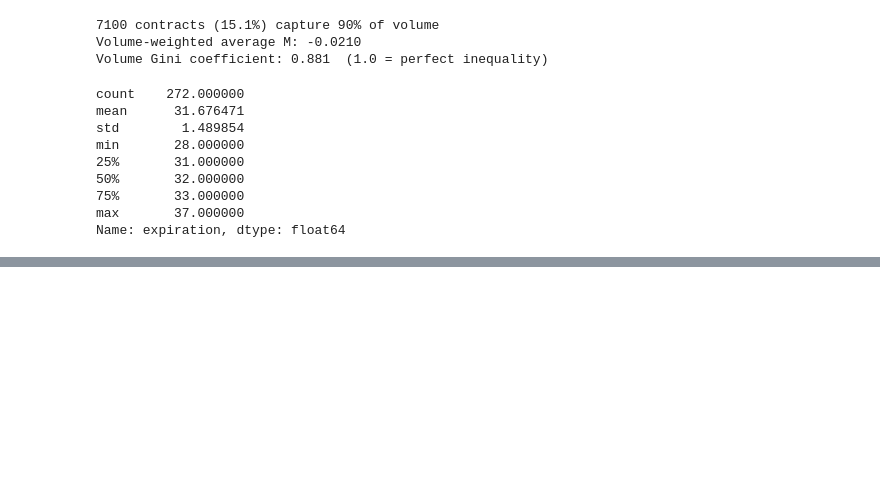
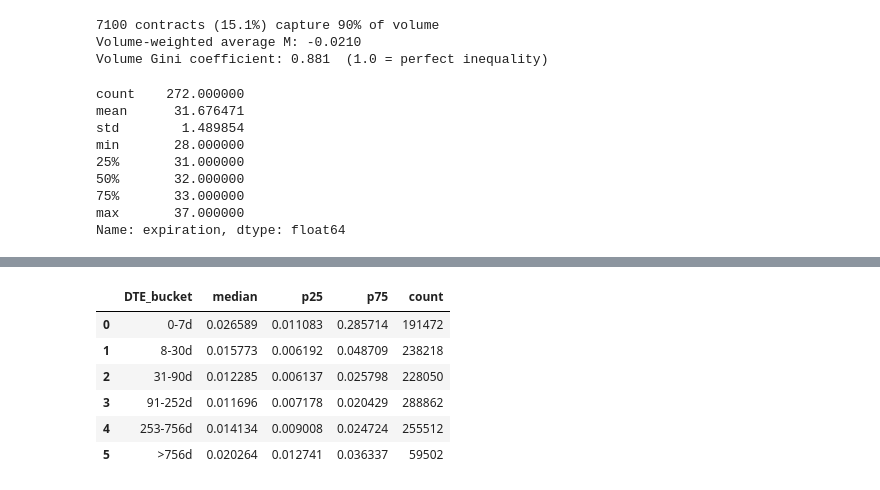
Before and after one commit to karandeeps18/Option-Pricing-using-Neural-Network, a Jupyter notebook: Notebooks/OptionChainEDA.ipynb, the cells around one changed output, grey strips where cells are left out. Cells and saved outputs as stored; diff of their text form; code cells hidden in the pictures; blank space fills up the shorter version.

```diff
--- a/Notebooks/OptionChainEDA.ipynb
+++ b/Notebooks/OptionChainEDA.ipynb
@@ -184,0 +220,10 @@ Name: expiration_date, dtype: float64
+# %%
+## monyness
+# buckets
+bins_m = [-np.inf, -0.2, -0.05, 0.05, 0.2, np.inf]
+labels_m = ['deep OTM', 'OTM', 'ATM', 'ITM', 'deep ITM']
+
+volume_by_moneyness = (df.groupby(pd.cut(df["M"], bins=bins_m, labels=labels_m))["volume"].sum()).rename("Total_Vol_over_obs")
+volume_pct = ((volume_by_moneyness / volume_by_moneyness.sum()) * 100).rename("pct_vol")
+vol_mn_table = pd.concat([volume_by_moneyness, volume_pct], axis=1).reset_index()
+vol_mn_table
@@ -184,0 +237,36 @@ Name: expiration_date, dtype: float64
+# %%
+df = df[(df["ask"] >= df["bid"]) & df["bid"].notna() & df["ask"].notna()]
+
+# Absolute spread
+df["spread_abs"] = df["ask"] - df["bid"]
+
+# Relative spread (scale-free; preferred for comparisons)
+# Use mid if available, else (ask+bid)/2
+mid = df["mid"] if "mid" in df.columns else (df["ask"] + df["bid"]) / 2
+df["spread_rel"] = df["spread_abs"] / mid
+df["M_bucket"] = pd.cut(df["M"], bins=bins_m, labels=labels_m, include_lowest=True)
+df["DTE_bucket"] = pd.cut(df["dte"], bins=bins, labels=labels, include_lowest=True)
+
+spread_by_M = (
+    df.groupby("M_bucket")["spread_rel"]
+      .agg(median="median", p25=lambda x: x.quantile(0.25), p75=lambda x: x.quantile(0.75), count="size")
+      .reset_index()
+)
+
+spread_by_M
+
+spread_by_DTE = (
+    df.groupby("DTE_bucket")["spread_rel"]
+      .agg(median="median", p25=lambda x: x.quantile(0.25), p75=lambda x: x.quantile(0.75), count="size")
+      .reset_index()
+)
+
+spread_by_DTE
+# %% [output]
+|  | DTE_bucket | median | p25 | p75 | count |
+| 0 | 0-7d | 0.026589 | 0.011083 | 0.285714 | 191472 |
+| 1 | 8-30d | 0.015773 | 0.006192 | 0.048709 | 238218 |
+| 2 | 31-90d | 0.012285 | 0.006137 | 0.025798 | 228050 |
+| 3 | 91-252d | 0.011696 | 0.007178 | 0.020429 | 288862 |
+| 4 | 253-756d | 0.014134 | 0.009008 | 0.024724 | 255512 |
+| 5 | >756d | 0.020264 | 0.012741 | 0.036337 | 59502 |
```
Also changed, not shown: parts of 9 cells of this notebook, 1 other file.
